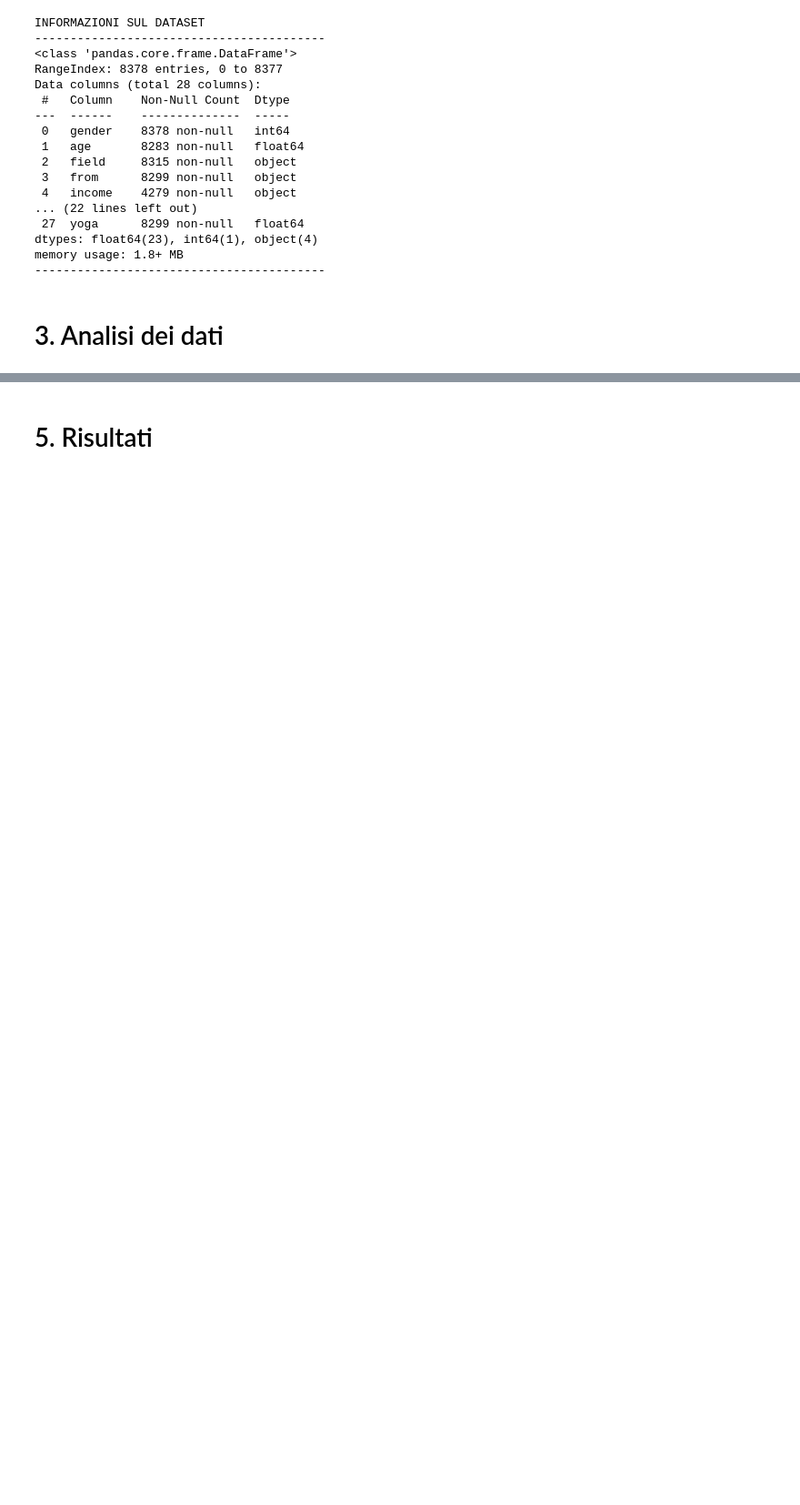
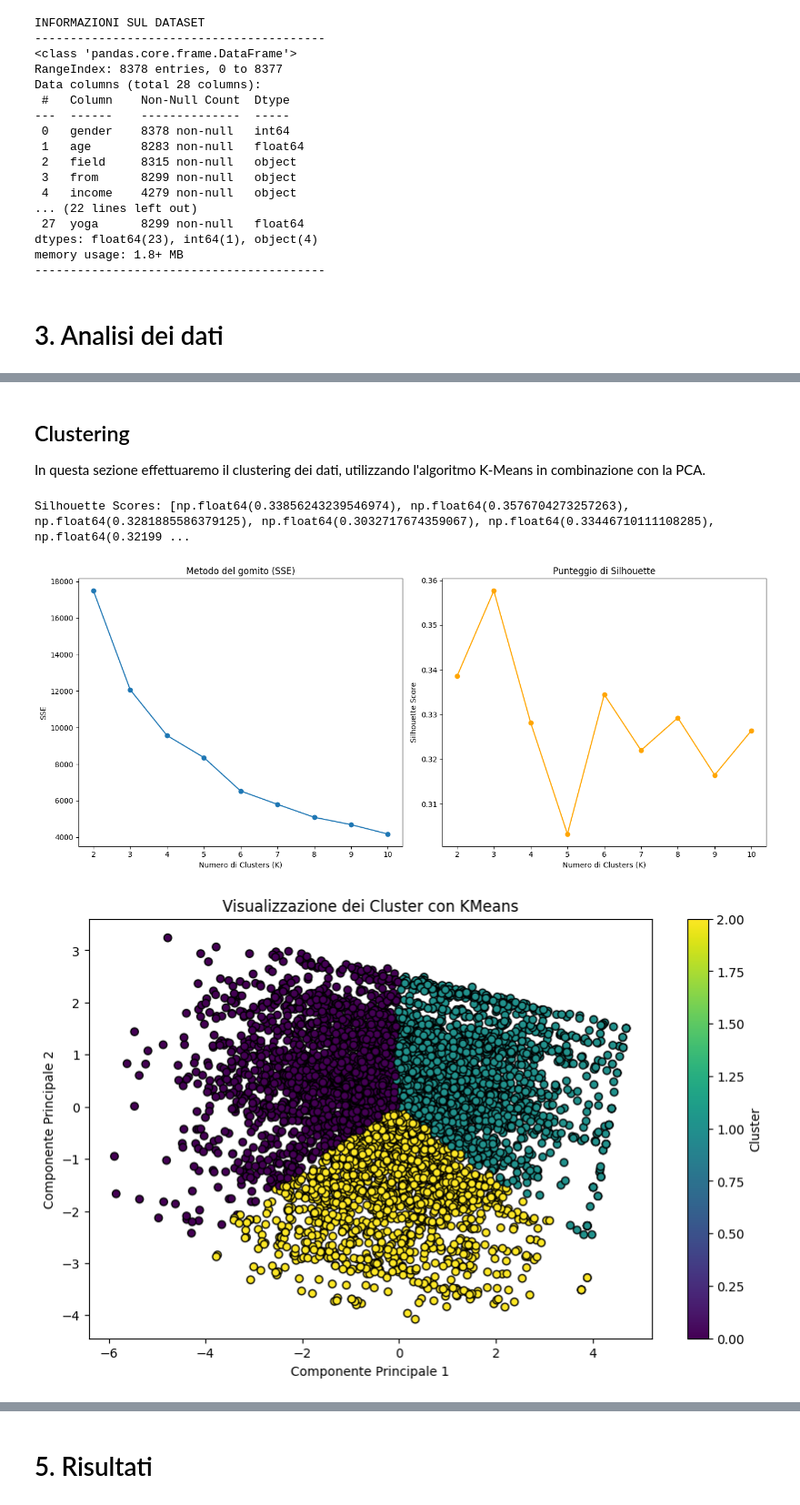
Before and after one commit to MirkoRusso/Progetto_SMDA, a Jupyter notebook: People_Recommendation_System.ipynb, the cells around one changed output, grey strips where cells are left out. Shown at 91% size. Drawn from its saved outputs; the diff is of its cells as text; code cells hidden in the pictures; blank space fills up the shorter version.

```diff
--- a/People_Recommendation_System.ipynb
+++ b/People_Recommendation_System.ipynb
@@ -279,0 +154,76 @@ Silhouette Score: 0.11272577338128474
+# %% [markdown]
+## Clustering
+In questa sezione effettuaremo il clustering dei dati, utilizzando l'algoritmo K-Means in combinazione con la PCA.
+# %%
+from sklearn.cluster import KMeans
+from sklearn.decomposition import PCA
+from sklearn.preprocessing import StandardScaler
+from sklearn.metrics import silhouette_score
+import matplotlib.pyplot as plt
+
+data = pd.read_csv('datasets/normalized_data_no_outliers.csv')
+data = data.dropna()  # Rimozione delle righe con valori NaN
+
+# Colonne potenzialmente più influenti all'interno del set di dati
+columns_to_standardize = ['art', 'reading', 'attr', 'museums', 'sinc', 'fun', 'amb', 'shar']
+
+# Standardizzazione dei dati
+scaler = StandardScaler()
+scaled_data = scaler.fit_transform(data[columns_to_standardize])
+
+# Test del numero di componenti PCA
+n_components_pca =2
+pca = PCA(n_components=n_components_pca)
+pca_data = pca.fit_transform(scaled_data)
+
+# Inizializzazione delle metriche per la valutazione del clustering
+sse = []
+silhouette_scores = []
+k_range = range(2, 11)
+
+# Test dei k
+for k in k_range:
+    kmeans = KMeans(n_clusters=k, random_state=42)
+    labels = kmeans.fit_predict(pca_data)
+    sse.append(kmeans.inertia_)
+    silhouette_scores.append(silhouette_score(pca_data, labels))
+
+print("Silhouette Scores:",silhouette_scores)
+
+# Plot delle metriche
+fig, axs = plt.subplots(1, 2, figsize=(14, 6))
+axs[0].plot(k_range, sse, marker='o')
+axs[0].set_title('Metodo del gomito (SSE)')
+axs[0].set_xlabel('Numero di Clusters (K)')
+axs[0].set_ylabel('SSE')
+
+axs[1].plot(k_range, silhouette_scores, marker='o', color='orange')
+axs[1].set_title('Punteggio di Silhouette')
+axs[1].set_xlabel('Numero di Clusters (K)')
+axs[1].set_ylabel('Silhouette Score')
+
+plt.tight_layout()
+plt.show()
+
+# Applicazione del K-Means con best k
+kmeans_model = KMeans(n_clusters=3, random_state=42)
+data['cluster'] = kmeans_model.fit_predict(pca_data)
+
+# Visualizzazione dei cluster
+plt.figure(figsize=(10, 6))
+plt.scatter(pca_data[:, 0], pca_data[:, 1], c=data['cluster'], cmap='viridis', marker='o', edgecolor='k')
+plt.title(f'Visualizzazione dei Cluster con KMeans')
+plt.xlabel('Componente Principale 1')
+plt.ylabel('Componente Principale 2')
+plt.colorbar(label='Cluster')
+plt.show()
+
+# Stampa del contenuto dei cluster
+for cluster in range(3):
+    print(f"Cluster {cluster}:")
+    print(data[data['cluster'] == cluster])
+    print("\n")
+# %% [output]
+Silhouette Scores: [np.float64(0.33856243239546974), np.float64(0.3576704273257263), np.float64(0.3281885586379125), np.float64(0.3032717674359067), np.float64(0.33446710111108285), np.float64(0.32199 ...
+[figure, added]
+[figure, added]
```
Also changed, not shown: parts of 17 cells of this notebook, 4 other files.
